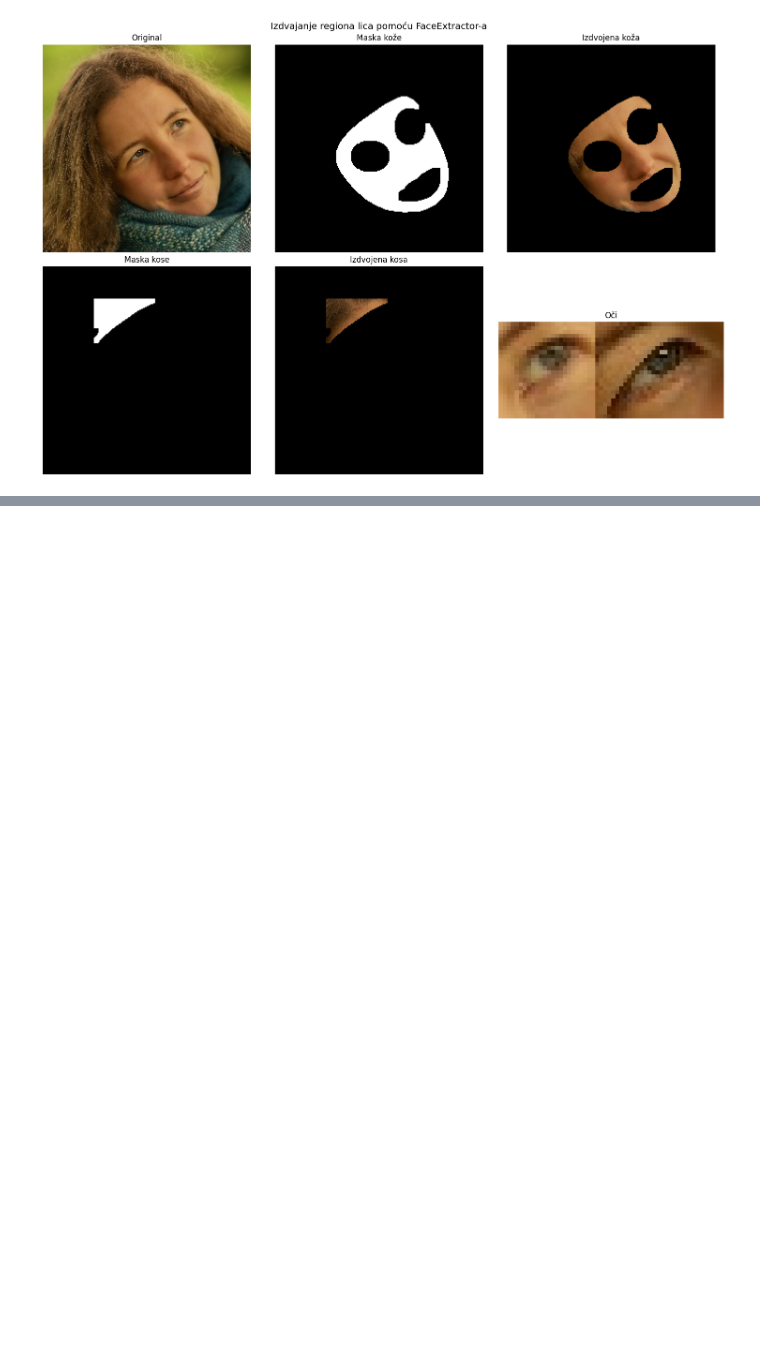
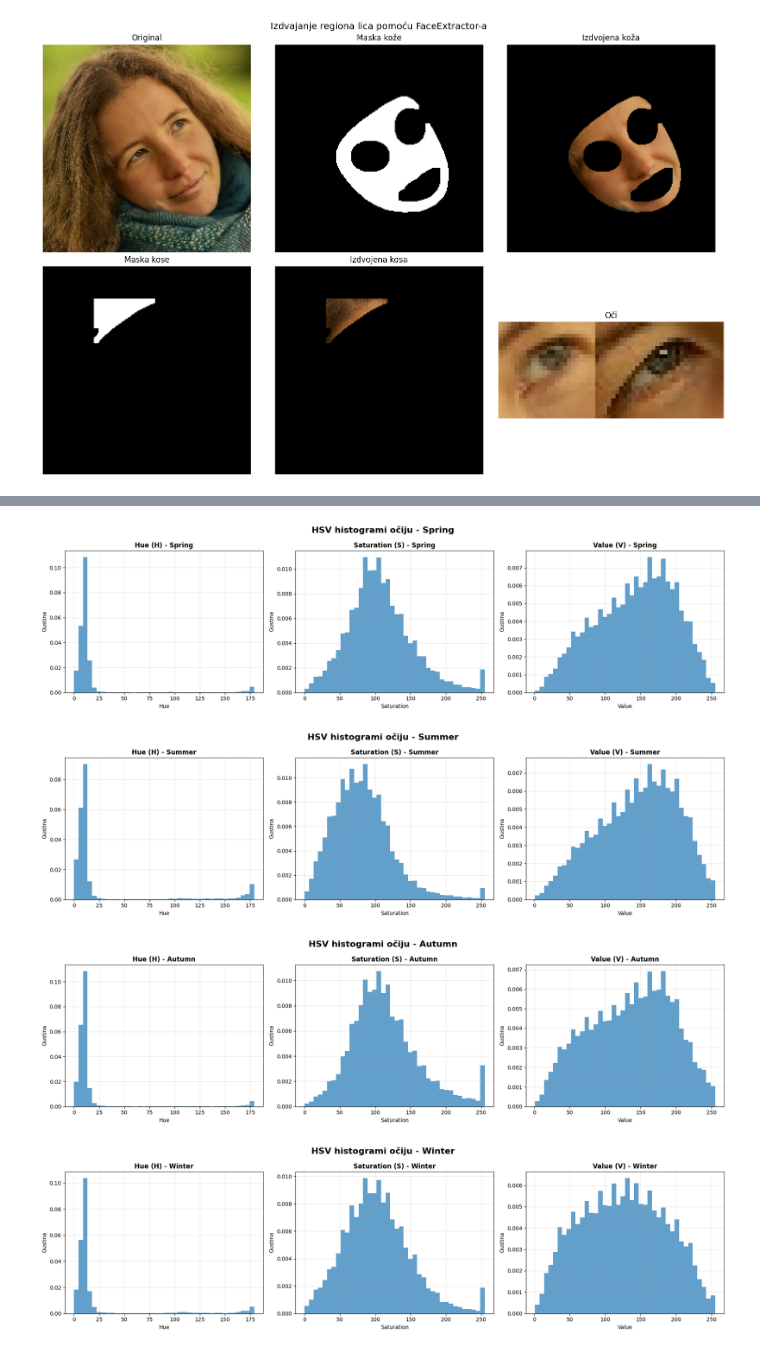
Before and after one commit to natasarad02/color-analysis-project, a Jupyter notebook: druga_kontrolna_tacka.ipynb, the cells around one changed output, grey strips where cells are left out. Saved outputs shown, nothing was run; the diff lists cells and outputs as text; code cells hidden in the pictures; blank space fills up the shorter version.

```diff
--- a/druga_kontrolna_tacka.ipynb
+++ b/druga_kontrolna_tacka.ipynb
@@ -161,0 +478,9 @@ FaceExtractor kreiran
+# %%
+sample_path = "data/train/spring/" + sorted([p.name for p in Path("data/train/spring").iterdir() if p.is_file()])[0]
+
+result = extractor.extract_features(sample_path, visualize=False)
+h, s, v = extract_eye_hsv(result)
+
+print("H:", None if h is None else h.shape)
+print("S:", None if s is None else s.shape)
+print("V:", None if v is None else v.shape)
@@ -161,0 +565,41 @@ FaceExtractor kreiran
+# %%
+def plot_single_season_eye_hsv_histograms(season_name, season_data, bins=40):
+    fig, axes = plt.subplots(1, 3, figsize=(18, 5))
+
+    channel_info = [
+        ("H", "Hue (H)", "Hue"),
+        ("S", "Saturation (S)", "Saturation"),
+        ("V", "Value (V)", "Value")
+    ]
+
+    for ax, (key, title, xlabel) in zip(axes, channel_info):
+        if len(season_data[key]) == 0:
+            ax.set_title(f"{title} - {season_name.capitalize()}", fontweight="bold")
+            ax.text(0.5, 0.5, "Nema podataka", ha="center", va="center", transform=ax.transAxes)
+            ax.set_xlabel(xlabel)
+            ax.set_ylabel("Gustina")
+            ax.grid(alpha=0.3)
+            continue
+
+        ax.hist(
+            season_data[key],
+            bins=bins,
+            density=True,
+            alpha=0.7
+        )
+        ax.set_title(f"{title} - {season_name.capitalize()}", fontweight="bold")
+        ax.set_xlabel(xlabel)
+        ax.set_ylabel("Gustina")
+        ax.grid(alpha=0.3)
+
+    plt.suptitle(f"HSV histogrami očiju - {season_name.capitalize()}", fontsize=16, fontweight="bold")
+    plt.tight_layout()
+    plt.show()
+# %%
+for season in ["spring", "summer", "autumn", "winter"]:
+    plot_single_season_eye_hsv_histograms(season, eye_hsv_data[season])
+# %% [output]
+[figure, added]
+[figure, added]
+[figure, added]
+[figure, added]
```
Also changed, not shown: parts of 21 cells of this notebook.
